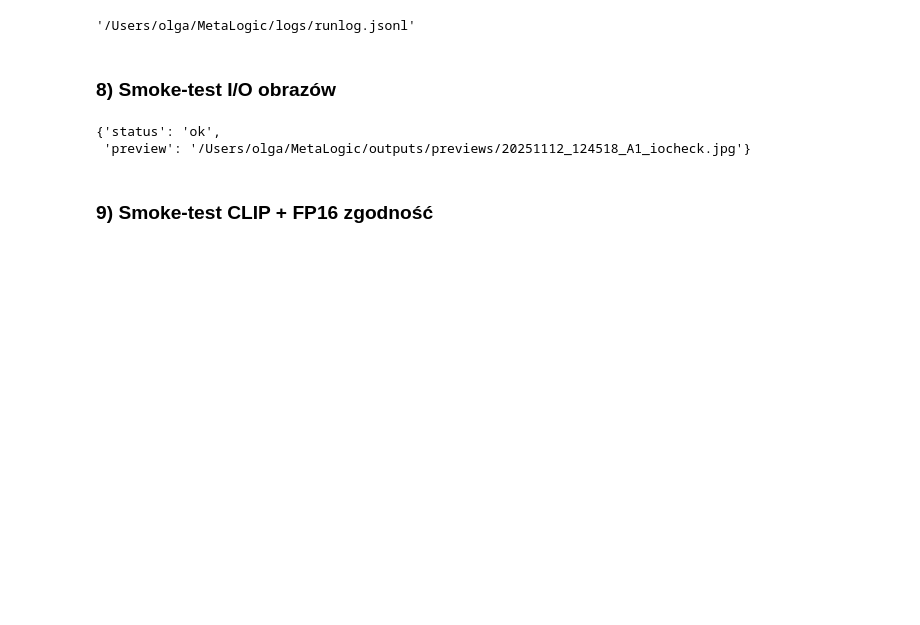
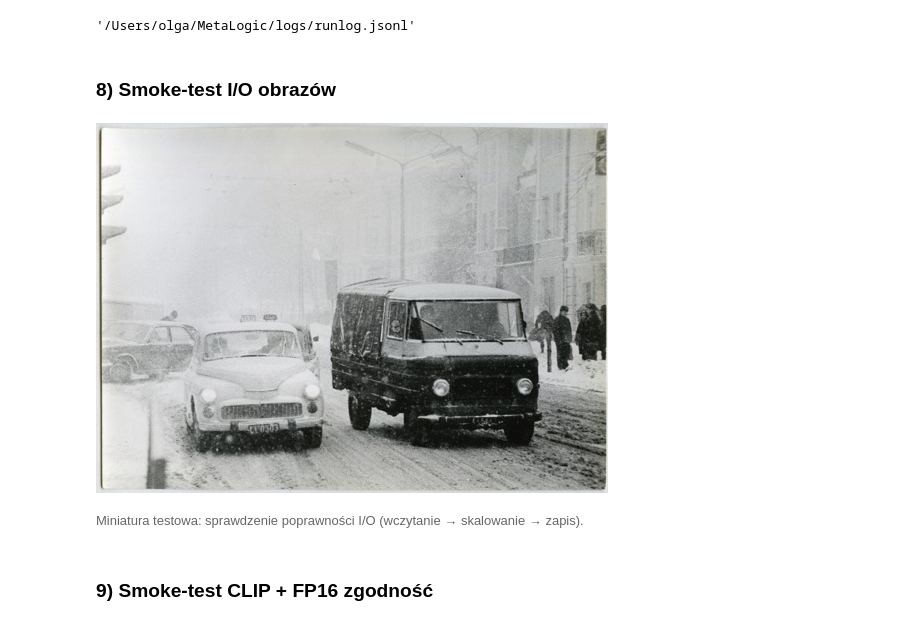
Before and after one commit to OlgaSzum/MetaLogic, a Jupyter notebook: notebooks/00_bootstrap.ipynb, the cells around one changed output. Cells and saved outputs as stored; diff of their text form; code cells hidden in the pictures; blank space fills up the shorter version.

```diff
--- a/notebooks/00_bootstrap.ipynb
+++ b/notebooks/00_bootstrap.ipynb
@@ -244,17 +383,19 @@ write_if_missing(DIRS["configs"]/ "ui.yaml", ui_yaml)
 # %% [markdown]
 ### 7) Runlog helper
 # %%
-"""
-Helper do zapisu kroków do logs/runlog.jsonl.
+### 7) Runlog helper
 
-log_step(step, params, status, duration_s)
-"""
+from datetime import datetime, timezone
+import json
 
-RUNLOG_PATH = DIRS["logs"]/ "runlog.jsonl"
+RUNLOG_PATH = DIRS["logs"] / "runlog.jsonl"
+RUNLOG_PATH.parent.mkdir(parents=True, exist_ok=True)
 
 def log_step(step: str, params: dict, status: str, duration_s: float):
+    ts = datetime.now(timezone.utc).isoformat(timespec="seconds").replace("+00:00", "Z")
+
     rec = {
-        "ts": datetime.utcnow().isoformat(timespec="seconds") + "Z",
+        "ts": ts,
         "run_id": RUN_ID,
         "step": step,
         "params": params,
@@ -268,10 +409,12 @@ def log_step(step: str, params: dict, status: str, duration_s: float):
             "versions": VERS,
         },
     }
+
     with RUNLOG_PATH.open("a", encoding="utf-8") as f:
         f.write(json.dumps(rec, ensure_ascii=False) + "\n")
 
 log_step("prepare_env", {"seed": SEED}, "ok", 0.0)
+
 RUNLOG_PATH.as_posix()
 # %% [output]
 '/Users/olga/MetaLogic/logs/runlog.jsonl'
@@ -279,43 +422,72 @@ RUNLOG_PATH.as_posix()
 ### 8) Smoke-test I/O obrazów
 # %%
 """
-Test I/O: znajdź pierwszy obraz w data/raw lub data/staging, zrób miniaturę 512px,
-zapisz do outputs/previews/<RUN_ID>_iocheck.jpg
+Test I/O: znajdź pierwszy obraz w data/raw lub data/staging, zrób miniaturę 512 px
+i zapisz do outputs/previews/<RUN_ID>_iocheck.jpg.
+
+Miniatura pełni wyłącznie funkcję testową:
+- potwierdza, że struktura katalogów jest poprawna,
+- Pillow działa prawidłowo,
+- obraz da się wczytać i zapisać,
+- ścieżki I/O są poprawne (permissions, zapisywalność).
 """
 
+import time
+from IPython.display import Image as IPyImage, display, HTML
+
 t0 = time.time()
-preview_file = DIRS["out_previews"]/f"{RUN_ID}_iocheck.jpg"
+preview_file = DIRS["out_previews"] / f"{RUN_ID}_iocheck.jpg"
+preview_file.parent.mkdir(parents=True, exist_ok=True)
 
 found = None
-for base in [DIRS["data_staging"], DIRS["data_raw"]]:
-    for ext in ("*.jpg","*.jpeg","*.png","*.tif","*.tiff","*.bmp"):
+for base_key in ("data_staging", "data_raw"):
+    base = DIRS[base_key]
+    for ext in ("*.jpg", "*.jpeg", "*.png", "*.tif", "*.tiff", "*.bmp"):
         files = list(base.rglob(ext))
         if files:
             found = files[0]
             break
     if found:
         break
 
-status = "skip"
 if Image is None:
     status = "no_pillow"
-elif found:
+elif found is None:
+    status = "no_images"
+else:
     try:
         im = Image.open(found)
         im = im.convert("RGB")
-        im.thumbnail((512,512))
+        im.thumbnail((512, 512))   # miniatura testowa (nie używana w pipeline)
         im.save(preview_file, format="JPEG", quality=90)
         status = "ok"
     except Exception as e:
         status = f"error:{e}"
-else:
-    status = "no_images"
 
-log_step("smoketest_io", {"input": str(found) if found else None, "preview": str(preview_file)}, status, time.time()-t0)
-{"status": status, "preview": preview_file.as_posix()}
+log_step(
+    "smoketest_io",
+    {"input": str(found) if found else None, "preview": str(preview_file)},
+    status,
+    time.time() - t0,
+)
+
+{
+    "status": status,
+    "input": str(found) if found else None,
+    "preview": preview_file.as_posix(),
+}
+
+# Opcjonalna wizualizacja miniatury w notebooku (jedna miniatura + podpis)
+if status == "ok":
+    display(IPyImage(filename=preview_file))
+    display(HTML(
+        "<p style='font-size:13px;color:#666;'>"
+        "Miniatura testowa: sprawdzenie poprawności I/O (wczytanie → skalowanie → zapis)."
+        "</p>"
+    ))
 # %% [output]
-{'status': 'ok',
- 'preview': '/Users/olga/MetaLogic/outputs/previews/20251112_124518_A1_iocheck.jpg'}
+[figure, added]
+Miniatura testowa: sprawdzenie poprawności I/O (wczytanie → skalowanie → zapis).
 # %% [markdown]
 ### 9) Smoke-test CLIP + FP16 zgodność
 # %%
```
Also changed, not shown: parts of 11 cells of this notebook, 7 other files.
